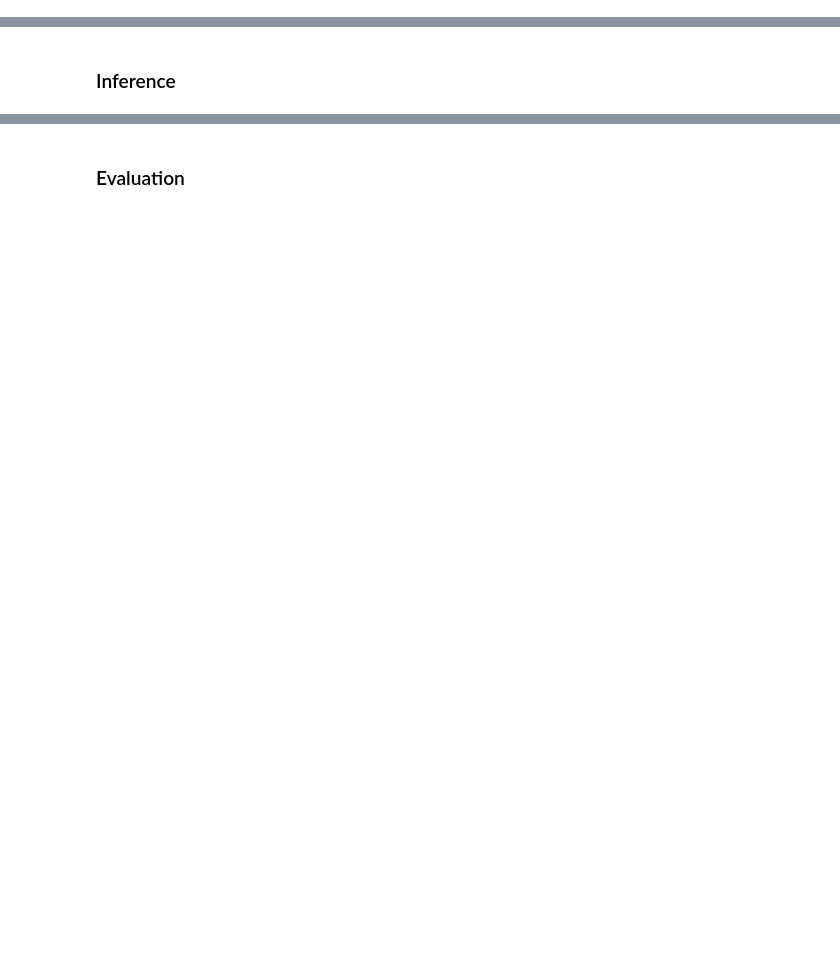
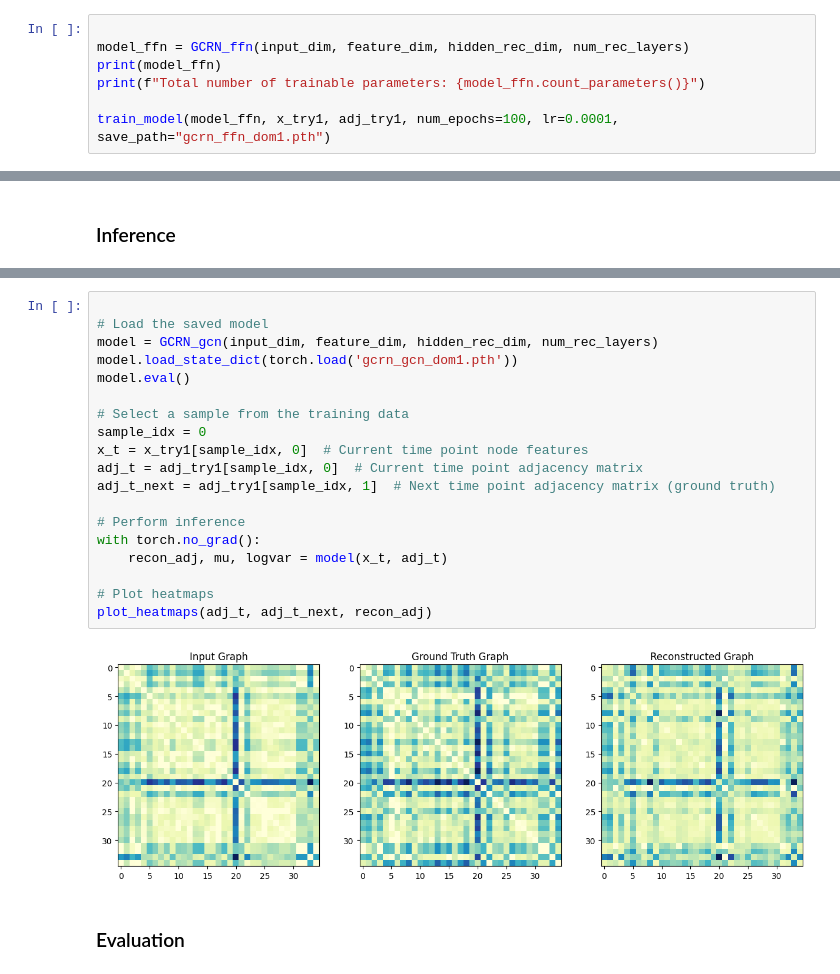
Before and after one commit to GitaAyu06/unifiedbrain, a Jupyter notebook: domain-specific_model.ipynb, the cells around one changed output, grey strips where cells are left out. Saved outputs shown, nothing was run; the diff lists cells and outputs as text; blank space fills up the shorter version.

```diff
--- a/domain-specific_model.ipynb
+++ b/domain-specific_model.ipynb
@@ -575,0 +706,7 @@ RuntimeError: self must be a matrix
+# %%
+
+model_ffn = GCRN_ffn(input_dim, feature_dim, hidden_rec_dim, num_rec_layers)
+print(model_ffn)
+print(f"Total number of trainable parameters: {model_ffn.count_parameters()}")
+
+train_model(model_ffn, x_try1, adj_try1, num_epochs=100, lr=0.0001, save_path="gcrn_ffn_dom1.pth")
@@ -583,2 +778,23 @@ features_test_domains = []
+# %%
+
+# Load the saved model
+model = GCRN_gcn(input_dim, feature_dim, hidden_rec_dim, num_rec_layers)
+model.load_state_dict(torch.load('gcrn_gcn_dom1.pth'))
+model.eval()
+
+# Select a sample from the training data
+sample_idx = 0
+x_t = x_try1[sample_idx, 0]  # Current time point node features
+adj_t = adj_try1[sample_idx, 0]  # Current time point adjacency matrix
+adj_t_next = adj_try1[sample_idx, 1]  # Next time point adjacency matrix (ground truth)
+
+# Perform inference
+with torch.no_grad():
+    recon_adj, mu, logvar = model(x_t, adj_t)
+
+# Plot heatmaps
+plot_heatmaps(adj_t, adj_t_next, recon_adj)
+# %% [output]
+[figure, added]
 # %% [markdown]
 ### Evaluation
```
Also changed, not shown: parts of 22 cells of this notebook, 5 other files.
